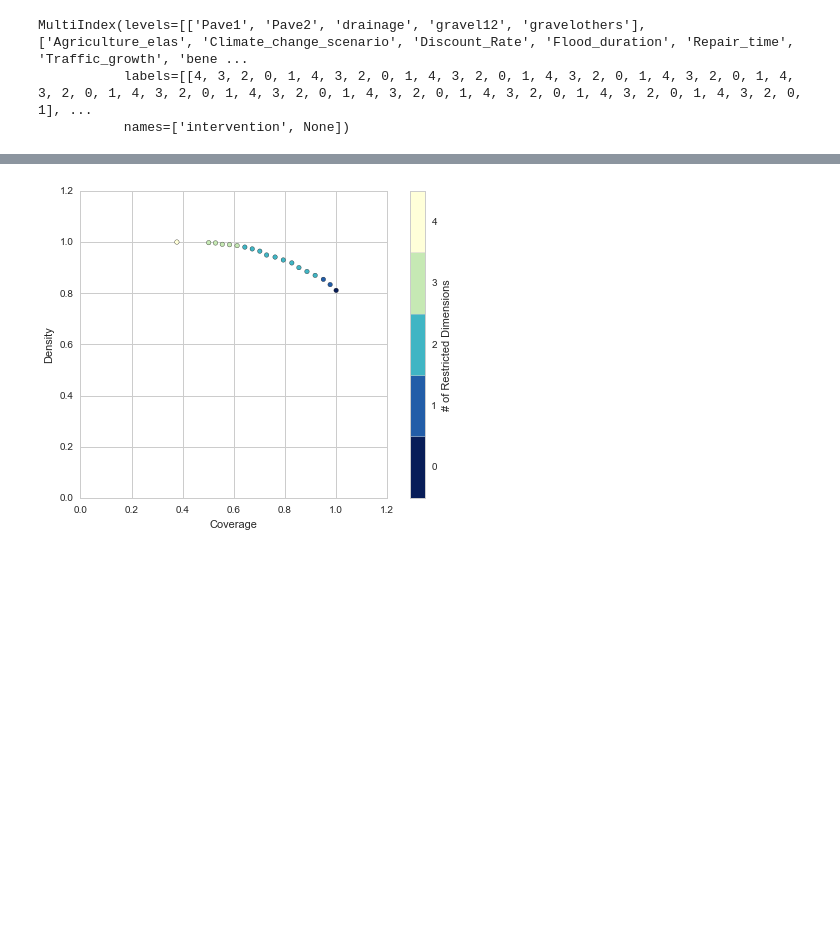
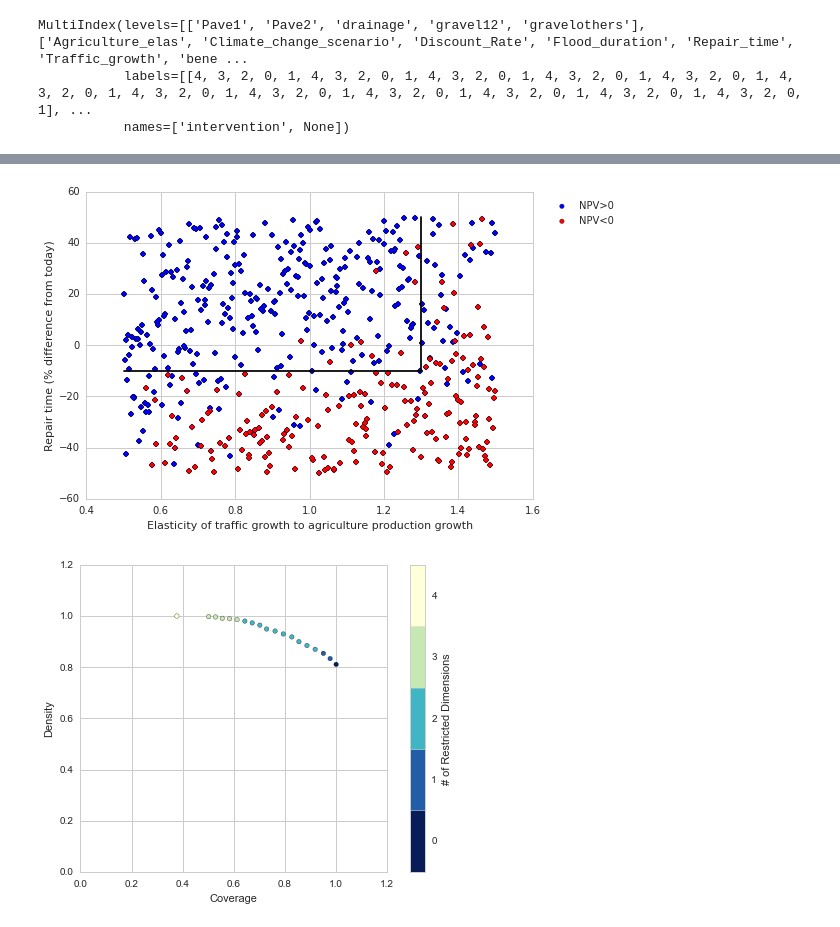
Before and after one commit to julierozz/mozambique, a Jupyter notebook: CBA-Murrumbala.ipynb, the cells around one changed output, grey strips where cells are left out. Drawn from its saved outputs; the diff is of its cells as text; code cells hidden in the pictures; blank space fills up the shorter version.

```diff
--- a/CBA-Murrumbala.ipynb
+++ b/CBA-Murrumbala.ipynb
@@ -21,6 +21,8 @@ avoided_repair = pd.read_csv("../Results_DMU/Murrumbala/BEN_direct_d30_v2.csv",d
 ruc_decrease = pd.read_csv("../Results_DMU/Murrumbala/BEN_add_d30_v2.csv",dtype='float64')
 isolated_trips = pd.read_csv("../Results_DMU/Murrumbala/BEN_isol_d30_v2.csv",dtype='float64')
 maintenance_sav = pd.read_csv("../Results_DMU/Murrumbala/BEN_sav_d30_v2.csv",dtype='float64')
+# %%
+figfolder = "Murrumbala/"
 # %%
 benef = reduced_risk+avoided_repair+ruc_decrease+maintenance_sav
 # %%
@@ -307,3 +314,16 @@ plt.scatter(scenarofinterest.Repair_time,scenarofinterest.npv)
+# %%
+scenarofinterest = forprim.Pave1
+select = scenarofinterest.npv>0
+plt.scatter(scenarofinterest[select].Agriculture_elas,100*scenarofinterest[select].Repair_time,c='b',label="NPV>0")
+plt.scatter(scenarofinterest[~select].Agriculture_elas,100*scenarofinterest[~select].Repair_time,c='r',label="NPV<0")
+plt.legend(bbox_to_anchor=(1.2,1))
+plt.plot([0.5,1.3],[-10,-10],color='black')
+plt.plot([1.3,1.3],[-10,50],color='black')
+plt.xlabel("Elasticity of traffic growth to agriculture production growth")
+plt.ylabel("Repair time (% difference from today)")
+plt.savefig(figfolder+"scenario-discovery.png",bbox_inches='tight')
+# %% [output]
+[figure, added]
 # %%
 scenarofinterest = forprim.Pave1
 p = prim.Prim(scenarofinterest[inputs.columns], scenarofinterest.npv>0, threshold=0.5, threshold_type=">")
```
Also changed, not shown: parts of 5 cells of this notebook, 1 other file.
